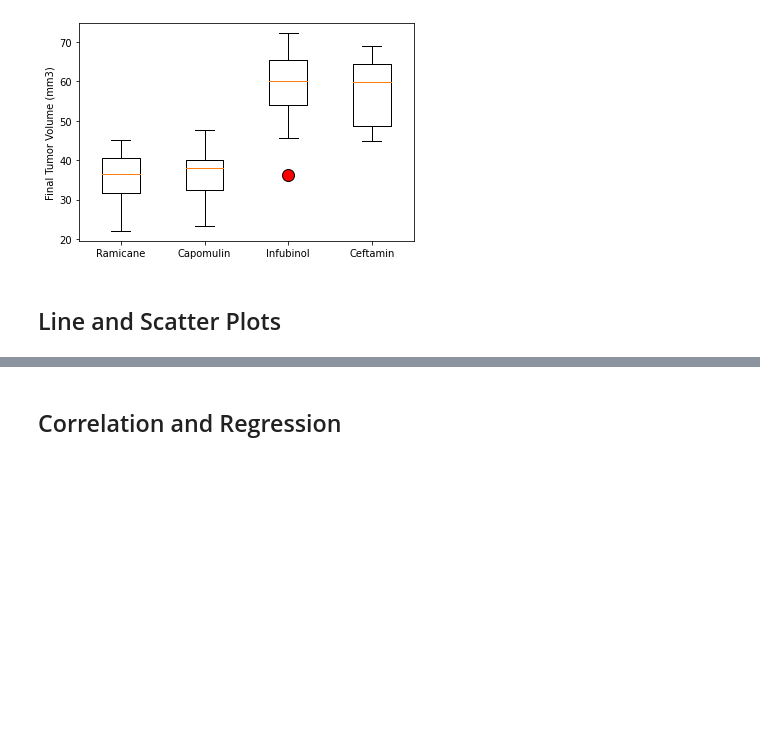
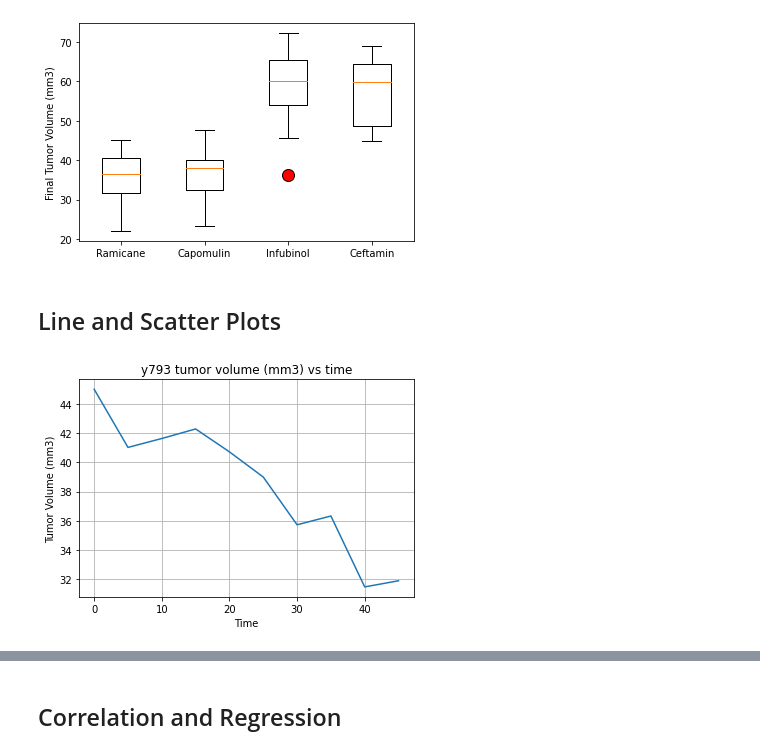
Before and after one commit to JaviPardox/Pharma-Mice-Analysis, a Jupyter notebook: Pymaceuticals/pymaceuticals_starter.ipynb, the cells around one changed output, grey strips where cells are left out. Drawn from its saved outputs; the diff is of its cells as text; code cells hidden in the pictures; blank space fills up the shorter version.

Commit message:
add line plot and scatter plot

```diff
--- a/Pymaceuticals/pymaceuticals_starter.ipynb
+++ b/Pymaceuticals/pymaceuticals_starter.ipynb
@@ -284,2 +282,15 @@ plt.show()
+# %%
+# Generate a line plot of tumor volume vs. time point for a mouse treated with Capomulin
+mouse_plot = no_duplicates_df.loc[no_duplicates_df["Drug Regimen"] == "Capomulin"]
+capomulin_mouse_id = list(mouse_plot["Mouse ID"].unique())
+mouse_plot = mouse_plot.loc[mouse_plot["Mouse ID"] == capomulin_mouse_id[5]]
+
+plt.plot(mouse_plot["Timepoint"],mouse_plot["Tumor Volume (mm3)"])
+plt.title(capomulin_mouse_id[5] + " tumor volume (mm3) vs time")
+plt.ylabel("Tumor Volume (mm3)")
+plt.xlabel("Time")
+plt.grid()
+# %% [output]
+[figure, added]
 # %%
 # Generate a scatter plot of average tumor volume vs. mouse weight for the Capomulin regimen
```
Also changed, not shown: parts of 2 cells of this notebook.
